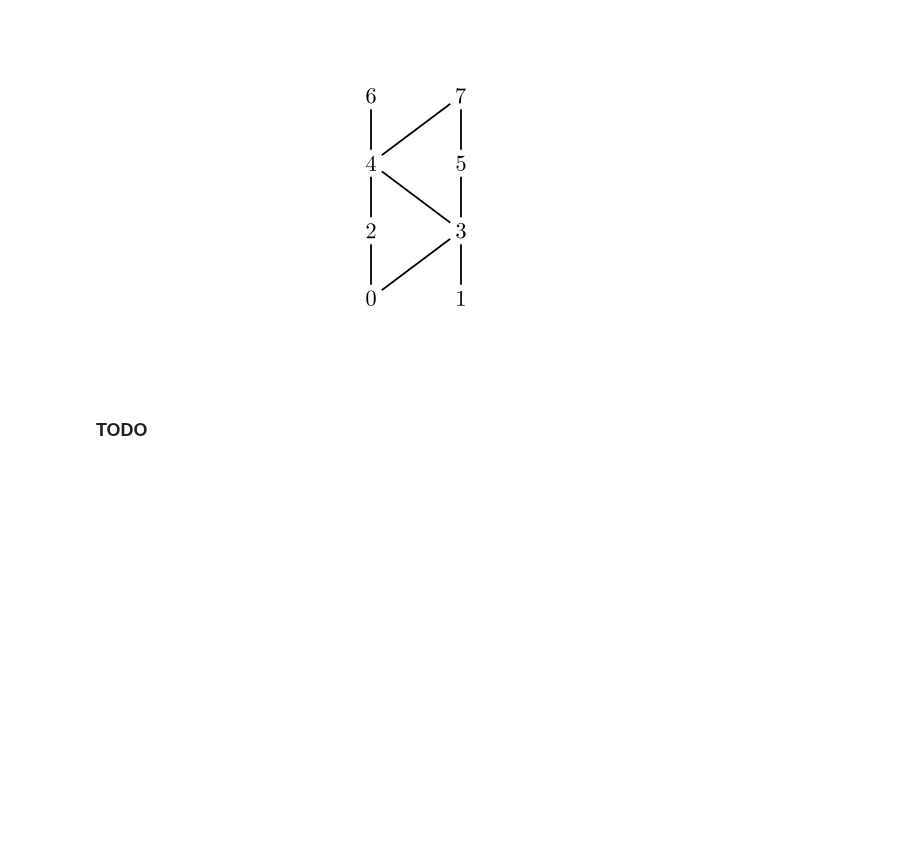
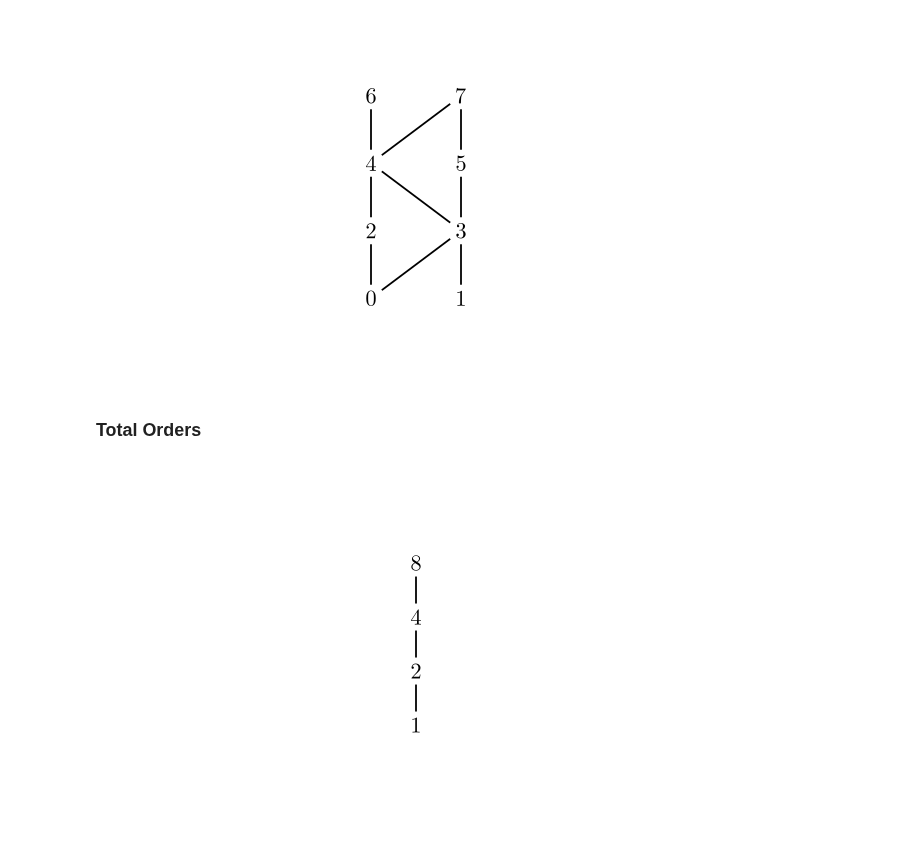
Before and after one commit to PhotonicGluon/NZQRC-Book, a Jupyter notebook: code/image_generation/notebooks/part-2/relations-2.ipynb, the cells around one changed output. Drawn from its saved outputs; the diff is of its cells as text; code cells hidden in the pictures; blank space fills up the shorter version.

Commit message:
Add content for total orders in section 11.5

```diff
--- a/code/image_generation/notebooks/part-2/relations-2.ipynb
+++ b/code/image_generation/notebooks/part-2/relations-2.ipynb
@@ -888,4 +888,35 @@ class HasseDiagram(Scene):
 # %% [output]
 [figure]
 # %% [markdown]
-### TODO
+### Total Orders
+# %%
+%%generate_image total-order_1 HasseDiagram
+
+
+class HasseDiagram(Scene):
+    def construct(self):
+        # Create vertices and edges
+        vertices = [
+            1, 2, 4, 8
+        ]
+        edges = [(vertices[i], vertices[i+1]) for i in range(len(vertices)-1)]
+
+        # Create the Hasse graph
+        graph = HasseGraph(
+            vertices,
+            edges,
+            label_colour=BLACK,
+            perform_correction=False,
+            edge_config={
+                "stroke_color": BLACK
+            },
+            layout_config={
+                "scale_x": 2,
+                "scale_y": 0.6,
+            }
+        )
+        # print(list(graph.edges.keys()))
+
+        self.add(graph)
+# %% [output]
+[figure, added]
```
Also changed, not shown: parts of 1 cell of this notebook, 3 other files.
